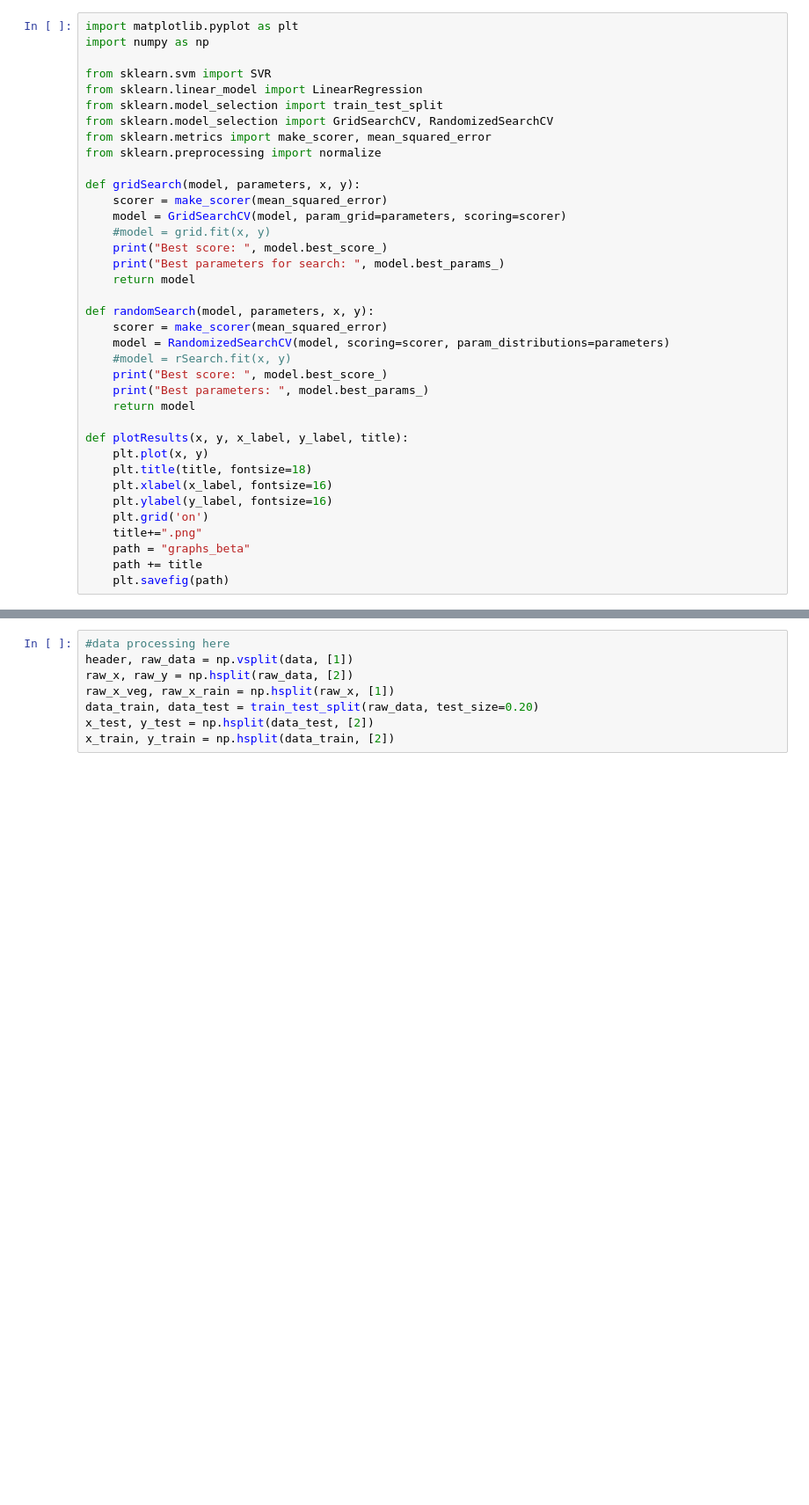
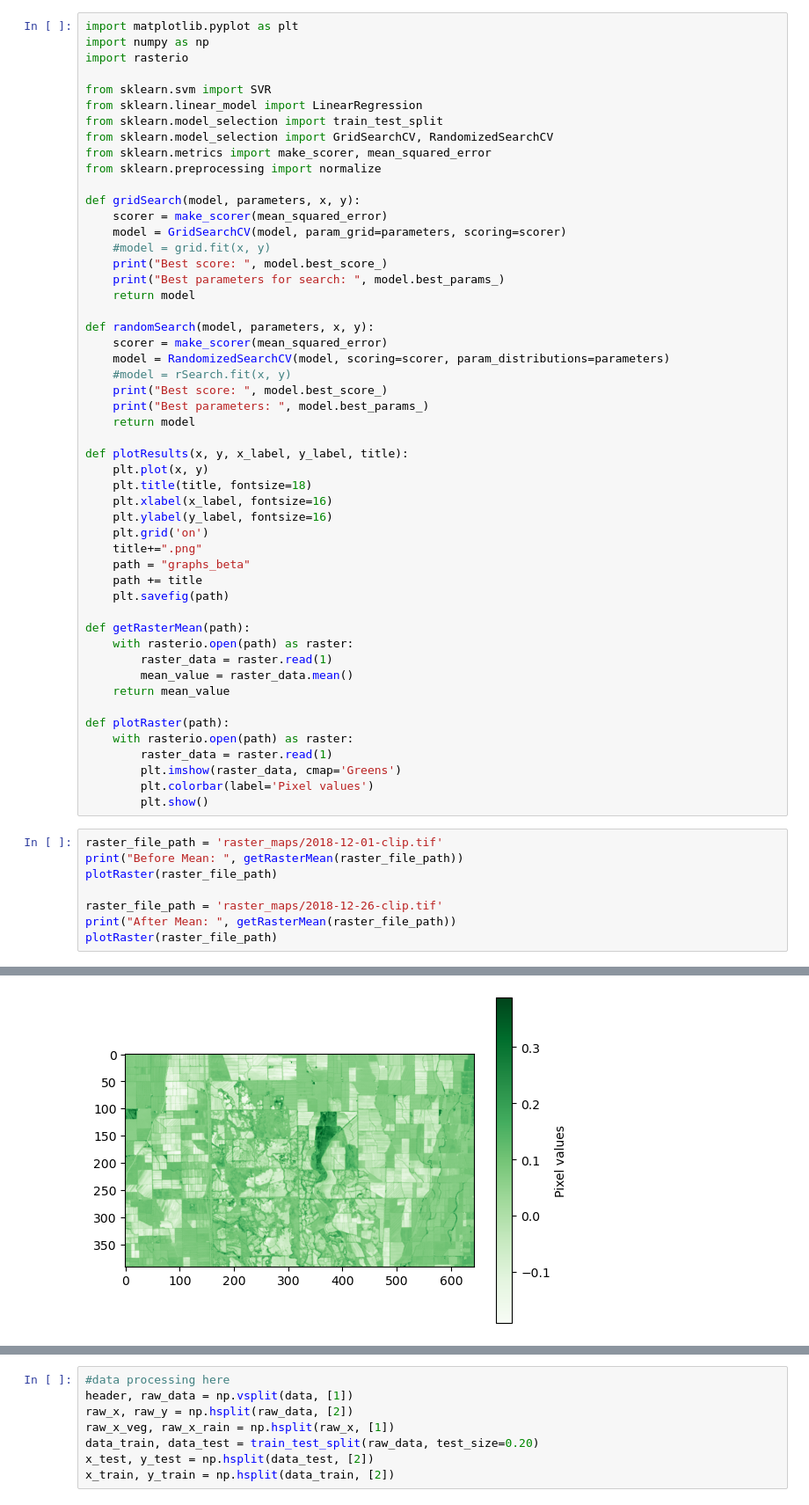
Before and after one commit to jingus-bingus/hackmerced2024, a Jupyter notebook: training.ipynb, the cells around one changed output, grey strips where cells are left out. Shown: that part at 88% size. Saved outputs shown, nothing was run; the diff lists cells and outputs as text; blank space fills up the shorter version.

Commit message:
modified:   training.ipynb 	raster_maps/

```diff
--- a/training.ipynb
+++ b/training.ipynb
@@ -1,6 +1,7 @@
 # %%
 import matplotlib.pyplot as plt
 import numpy as np
+import rasterio
 
 from sklearn.svm import SVR
 from sklearn.linear_model import LinearRegression
@@ -35,3 +36,25 @@ def plotResults(x, y, x_label, y_label, title):
     path = "graphs_beta"
     path += title
     plt.savefig(path)
+
+def getRasterMean(path):
+    with rasterio.open(path) as raster:
+        raster_data = raster.read(1)
+        mean_value = raster_data.mean()
+    return mean_value
+
+def plotRaster(path):
+    with rasterio.open(path) as raster:
+        raster_data = raster.read(1)
+        plt.imshow(raster_data, cmap='Greens')
+        plt.colorbar(label='Pixel values')
+        plt.show()
+# %%
+raster_file_path = 'raster_maps/2018-12-01-clip.tif'
+print("Before Mean: ", getRasterMean(raster_file_path))
+plotRaster(raster_file_path)
+
+raster_file_path = 'raster_maps/2018-12-26-clip.tif'
+print("After Mean: ", getRasterMean(raster_file_path))
+plotRaster(raster_file_path)
+# %% [output]
@@ -37,0 +62 @@ def plotResults(x, y, x_label, y_label, title):
+[figure, added]
```
Also changed, not shown: parts of 4 cells of this notebook.
